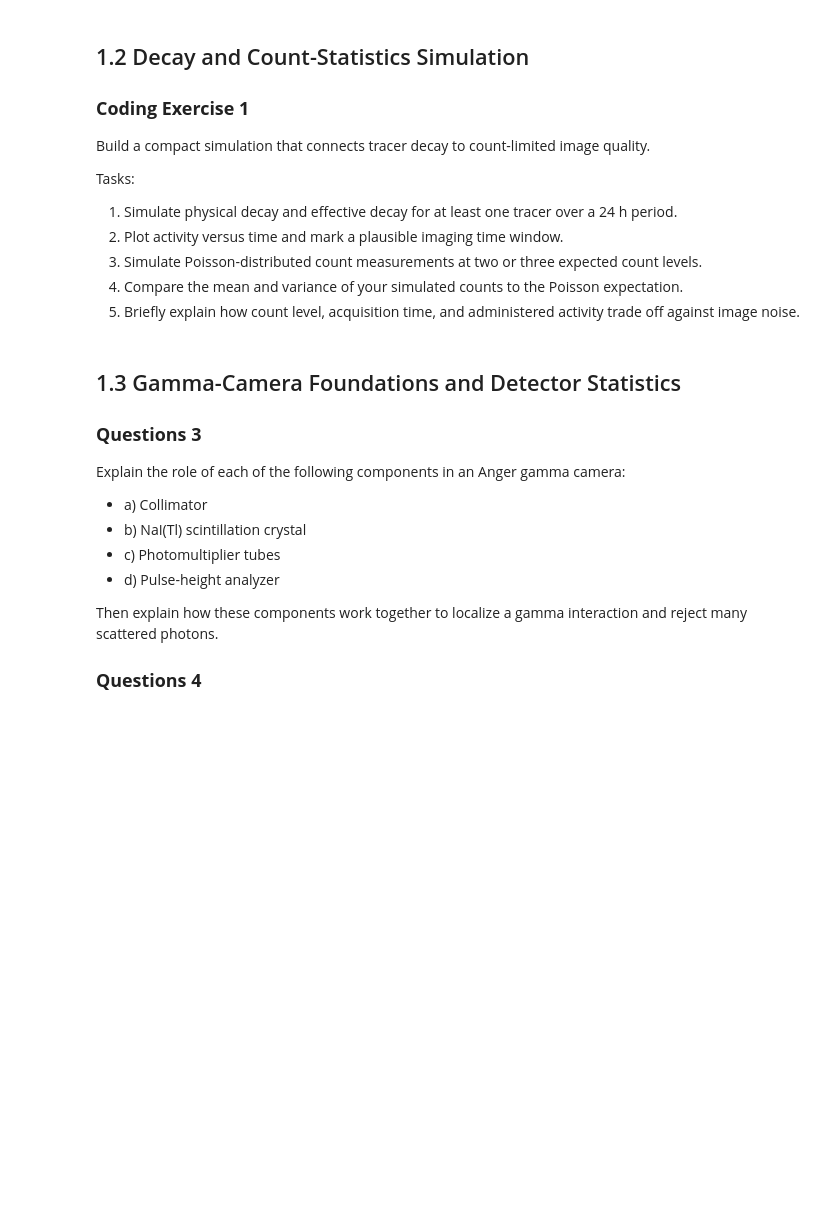
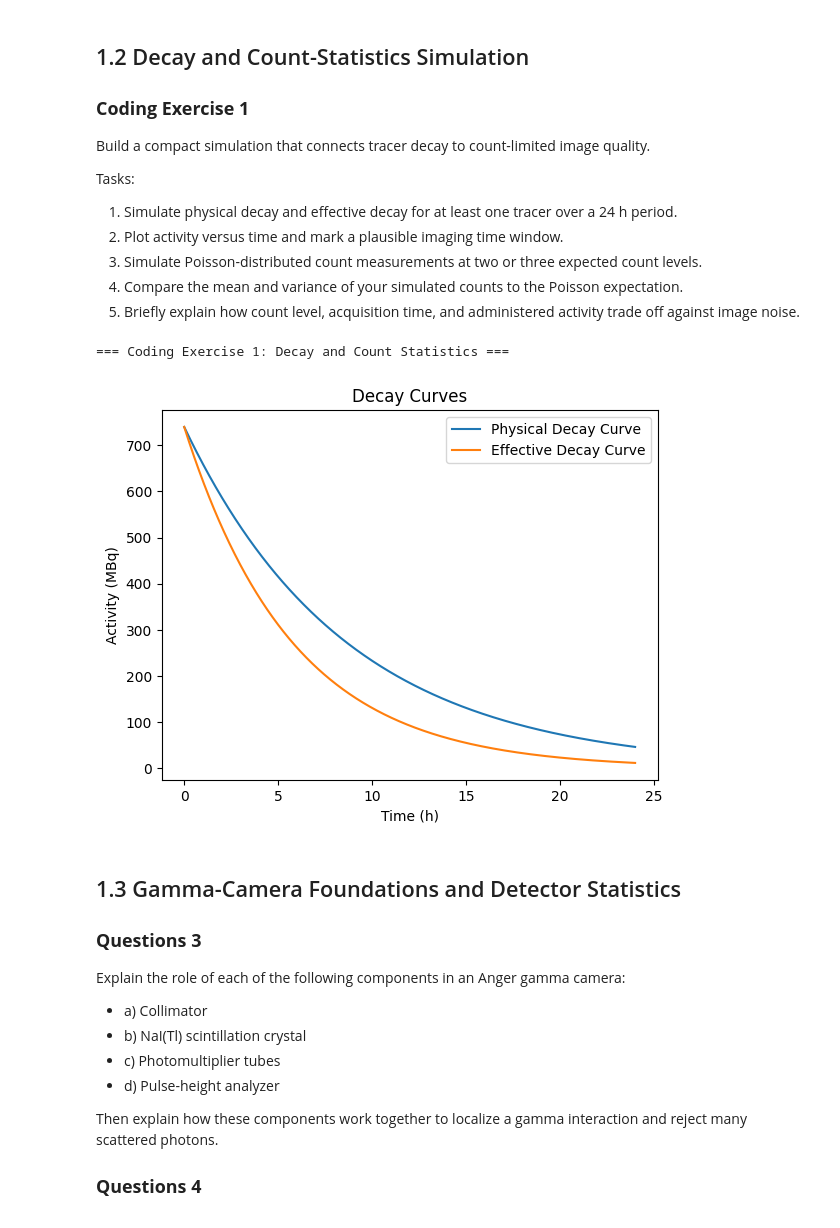
Before and after one commit to DeemDeem52/BMEN509-623_Deliverable_5, a Jupyter notebook: deliverable-05-starter.ipynb, the cells around one changed output. Drawn from its saved outputs; the diff is of its cells as text; code cells hidden in the pictures; blank space fills up the shorter version.

```diff
--- a/deliverable-05-starter.ipynb
+++ b/deliverable-05-starter.ipynb
@@ -117,34 +117,39 @@ def calculate_decay_constant(half_life):
     return np.log(2) / half_life
 
 # TODO 2: Implement a function that returns activity vs time for exponential decay.
 def activity_over_time(initial_activity, decay_constant, time):
-    return initial_activity * np.exp(decay_constant * time)
+    return initial_activity * np.exp(-decay_constant * time)
 
 # TODO 3: Implement effective half-life and compute it for this tracer.
 def effective_half_life(physical_half_life, biological_half_life):
     return 1 / (1/physical_half_life + 1/biological_half_life)
 
 effective_half_life_hours = effective_half_life(physical_half_life_hours, biological_half_life_hours)
 
 # TODO 4: Plot physical-decay and effective-decay activity curves over 24 h. Mark a plausible imaging time window on the plot.
 
 time = np.linspace(0, 24, 1000)
 physical_decay = [activity_over_time(
     initial_activity_mbq, calculate_decay_constant(physical_half_life_hours), t) for t in time]
 
 effective_decay = [activity_over_time(
     initial_activity_mbq, calculate_decay_constant(effective_half_life_hours), t) for t in time]
 
 plt.plot(time, physical_decay, time, effective_decay)
+plt.title("Decay Curves"); plt.xlabel("Time (h)"); plt.ylabel("Activity (MBq)")
+plt.legend(["Physical Decay Curve", "Effective Decay Curve"]); plt.show()
 
 # TODO 5: Simulate Poisson-distributed counts at >=2 expected count levels using repeated trials.
 
 #for i in range(num_trials):
 
 
 # TODO 6: Compare sample mean/variance to the Poisson expectation and interpret.
 
 # TODO 7: Briefly explain how count level, acquisition time, and administered activity trade off against image noise.
+# %% [output]
+=== Coding Exercise 1: Decay and Count Statistics ===
+[figure, added]
 # %% [markdown]
 ## 1.3 Gamma-Camera Foundations and Detector Statistics
 
```
